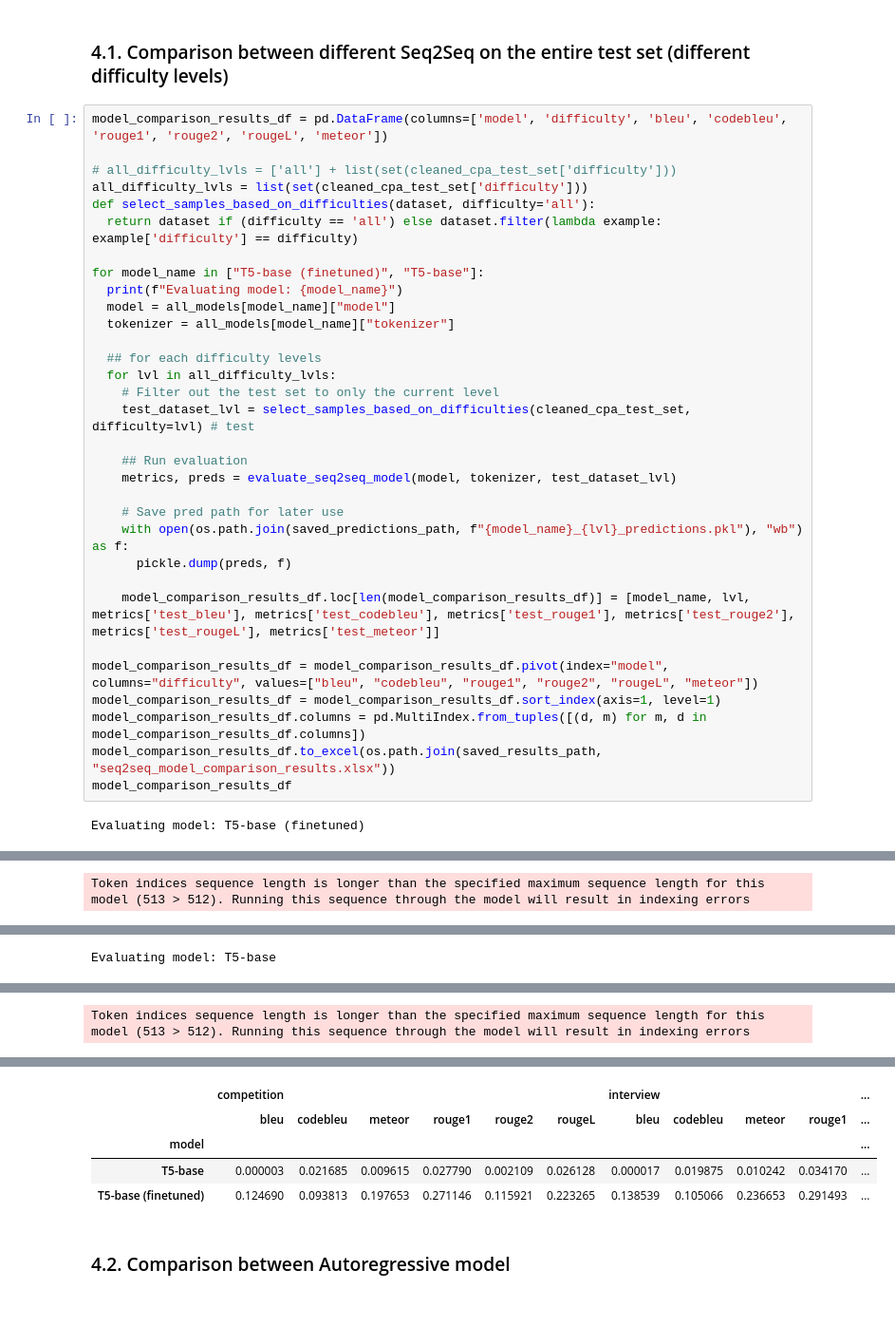
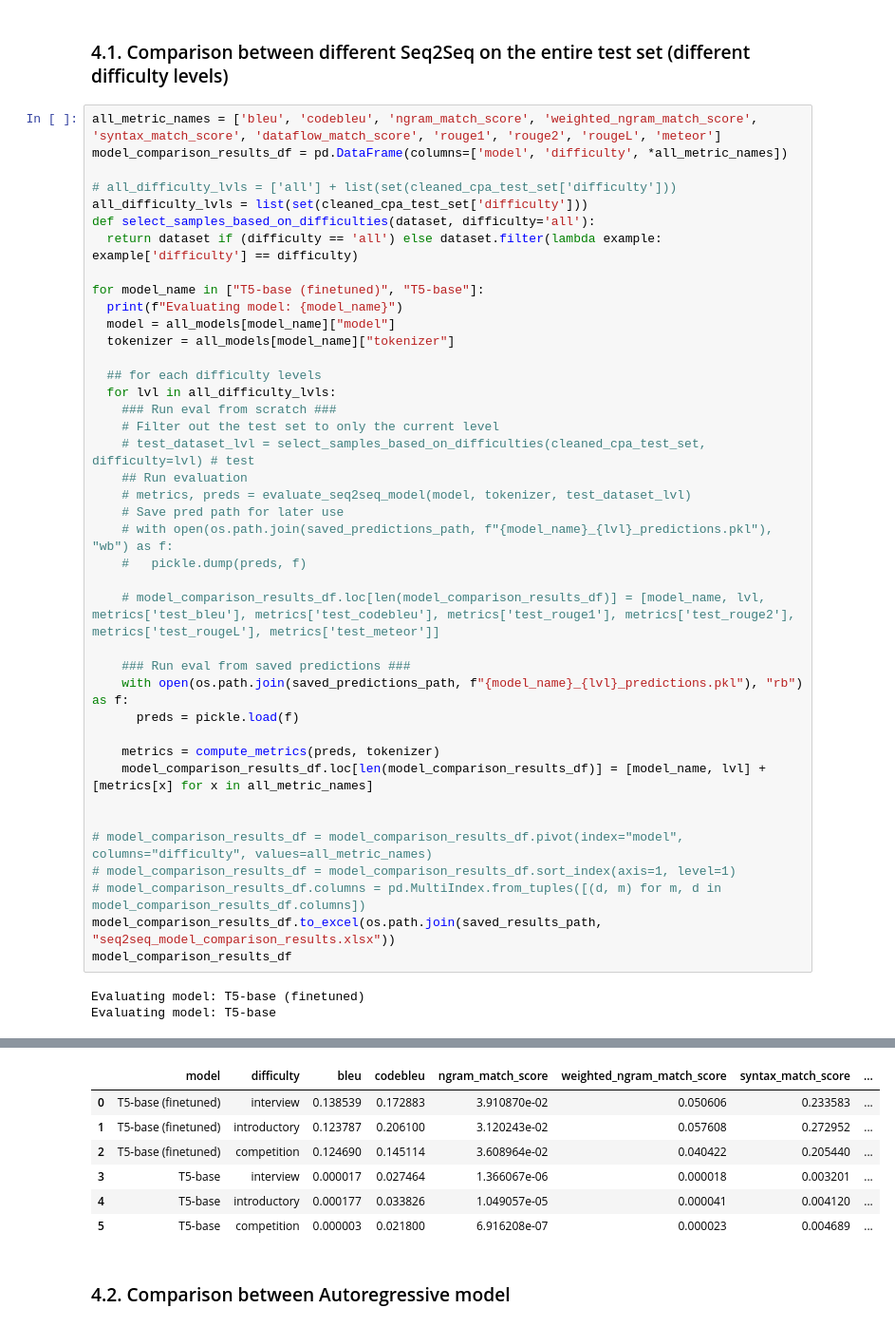
Before and after one commit to 18520339/python-auto-coder, a Jupyter notebook: code_generation_evaluation.ipynb, the cells around one changed output, grey strips where cells are left out. Shown at 95% size. Saved outputs shown, nothing was run; the diff lists cells and outputs as text.

Commit message:
Update evaluation notebook

```diff
--- a/code_generation_evaluation.ipynb
+++ b/code_generation_evaluation.ipynb
@@ -310,7 +318,8 @@ if not os.path.exists(saved_predictions_path):
 # %% [markdown]
 ### 4.1. Comparison between different Seq2Seq on the entire test set (different difficulty levels)
 # %%
-model_comparison_results_df = pd.DataFrame(columns=['model', 'difficulty', 'bleu', 'codebleu', 'rouge1', 'rouge2', 'rougeL', 'meteor'])
+all_metric_names = ['bleu', 'codebleu', 'ngram_match_score', 'weighted_ngram_match_score', 'syntax_match_score', 'dataflow_match_score', 'rouge1', 'rouge2', 'rougeL', 'meteor']
+model_comparison_results_df = pd.DataFrame(columns=['model', 'difficulty', *all_metric_names])
 
 # all_difficulty_lvls = ['all'] + list(set(cleaned_cpa_test_set['difficulty']))
 all_difficulty_lvls = list(set(cleaned_cpa_test_set['difficulty']))
@@ -324,22 +333,30 @@ for model_name in ["T5-base (finetuned)", "T5-base"]:
 
   ## for each difficulty levels
   for lvl in all_difficulty_lvls:
+    ### Run eval from scratch ###
     # Filter out the test set to only the current level
-    test_dataset_lvl = select_samples_based_on_difficulties(cleaned_cpa_test_set, difficulty=lvl) # test
+    # test_dataset_lvl = select_samples_based_on_difficulties(cleaned_cpa_test_set, difficulty=lvl) # test
+    ## Run evaluation
+    # metrics, preds = evaluate_seq2seq_model(model, tokenizer, test_dataset_lvl)
+    # Save pred path for later use
+    # with open(os.path.join(saved_predictions_path, f"{model_name}_{lvl}_predictions.pkl"), "wb") as f:
+    #   pickle.dump(preds, f)
 
-    ## Run evaluation
-    metrics, preds = evaluate_seq2seq_model(model, tokenizer, test_dataset_lvl)
+    # model_comparison_results_df.loc[len(model_comparison_results_df)] = [model_name, lvl, metrics['test_bleu'], metrics['test_codebleu'], metrics['test_rouge1'], metrics['test_rouge2'], metrics['test_rougeL'], metrics['test_meteor']]
 
-    # Save pred path for later use
-    with open(os.path.join(saved_predictions_path, f"{model_name}_{lvl}_predictions.pkl"), "wb") as f:
-      pickle.dump(preds, f)
+    ### Run eval from saved predictions ###
+    with open(os.path.join(saved_predictions_path, f"{model_name}_{lvl}_predictions.pkl"), "rb") as f:
+      preds = pickle.load(f)
 
-    model_comparison_results_df.loc[len(model_comparison_results_df)] = [model_name, lvl, metrics['test_bleu'], metrics['test_codebleu'], metrics['test_rouge1'], metrics['test_rouge2'], metrics['test_rougeL'], metrics['test_meteor']]
+    metrics = compute_metrics(preds, tokenizer)
+    model_comparison_results_df.loc[len(model_comparison_results_df)] = [model_name, lvl] + [metrics[x] for x in all_metric_names]
 
-model_comparison_results_df = model_comparison_results_df.pivot(index="model", columns="difficulty", values=["bleu", "codebleu", "rouge1", "rouge2", "rougeL", "meteor"])
-model_comparison_results_df = model_comparison_results_df.sort_index(axis=1, level=1)
-model_comparison_results_df.columns = pd.MultiIndex.from_tuples([(d, m) for m, d in model_comparison_results_df.columns])
+
+# model_comparison_results_df = model_comparison_results_df.pivot(index="model", columns="difficulty", values=all_metric_names)
+# model_comparison_results_df = model_comparison_results_df.sort_index(axis=1, level=1)
+# model_comparison_results_df.columns = pd.MultiIndex.from_tuples([(d, m) for m, d in model_comparison_results_df.columns])
 model_comparison_results_df.to_excel(os.path.join(saved_results_path, "seq2seq_model_comparison_results.xlsx"))
 model_comparison_results_df
 # %% [output]
 Evaluating model: T5-base (finetuned)
+Evaluating model: T5-base
@@ -348 +362,0 @@ Passing a tuple of `past_key_values` is deprecated and will be removed in Transf
-Token indices sequence length is longer than the specified maximum sequence length for this model (513 > 512). Running this sequence through the model will result in indexing errors
@@ -351 +362,0 @@ Token indices sequence length is longer than the specified maximum sequence leng
-Evaluating model: T5-base
@@ -353 +362,0 @@ Evaluating model: T5-base
-Token indices sequence length is longer than the specified maximum sequence length for this model (513 > 512). Running this sequence through the model will result in indexing errors
@@ -356,8 +363,10 @@ Token indices sequence length is longer than the specified maximum sequence leng
-|  | competition |  |  |  |  |  | interview |  |  |  | ... |
-|  | bleu | codebleu | meteor | rouge1 | rouge2 | rougeL | bleu | codebleu | meteor | rouge1 | ... |
-| model |  |  |  |  |  |  |  |  |  |  | ... |
-| T5-base | 0.000003 | 0.021685 | 0.009615 | 0.027790 | 0.002109 | 0.026128 | 0.000017 | 0.019875 | 0.010242 | 0.034170 | ... |
-| T5-base (finetuned) | 0.124690 | 0.093813 | 0.197653 | 0.271146 | 0.115921 | 0.223265 | 0.138539 | 0.105066 | 0.236653 | 0.291493 | ... |
+|  | model | difficulty | bleu | codebleu | ngram_match_score | weighted_ngram_match_score | syntax_match_score | ... |
+| 0 | T5-base (finetuned) | interview | 0.138539 | 0.172883 | 3.910870e-02 | 0.050606 | 0.233583 | ... |
+| 1 | T5-base (finetuned) | introductory | 0.123787 | 0.206100 | 3.120243e-02 | 0.057608 | 0.272952 | ... |
+| 2 | T5-base (finetuned) | competition | 0.124690 | 0.145114 | 3.608964e-02 | 0.040422 | 0.205440 | ... |
+| 3 | T5-base | interview | 0.000017 | 0.027464 | 1.366067e-06 | 0.000018 | 0.003201 | ... |
+| 4 | T5-base | introductory | 0.000177 | 0.033826 | 1.049057e-05 | 0.000041 | 0.004120 | ... |
+| 5 | T5-base | competition | 0.000003 | 0.021800 | 6.916208e-07 | 0.000023 | 0.004689 | ... |
 # %% [markdown]
 ### 4.2. Comparison between Autoregressive model
 # %%
```
Also changed, not shown: parts of 11 cells of this notebook.
